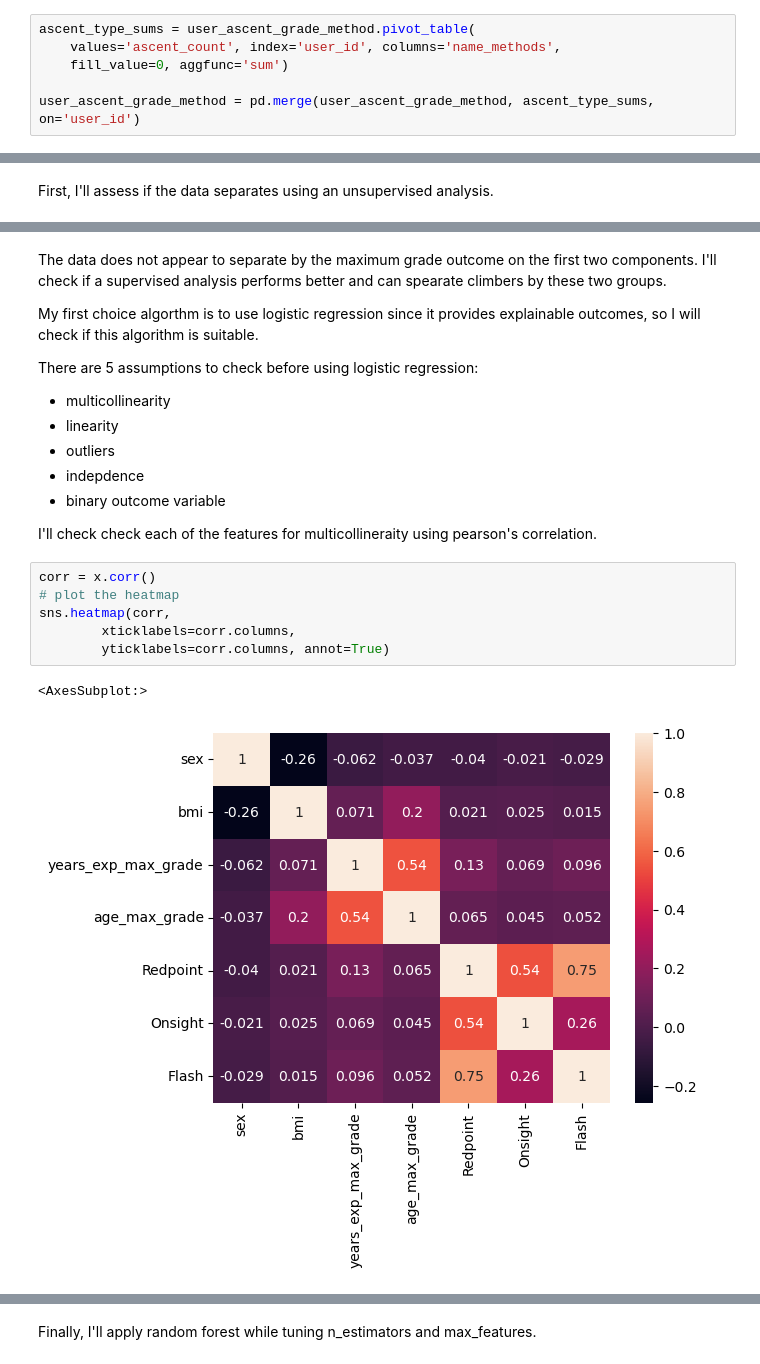
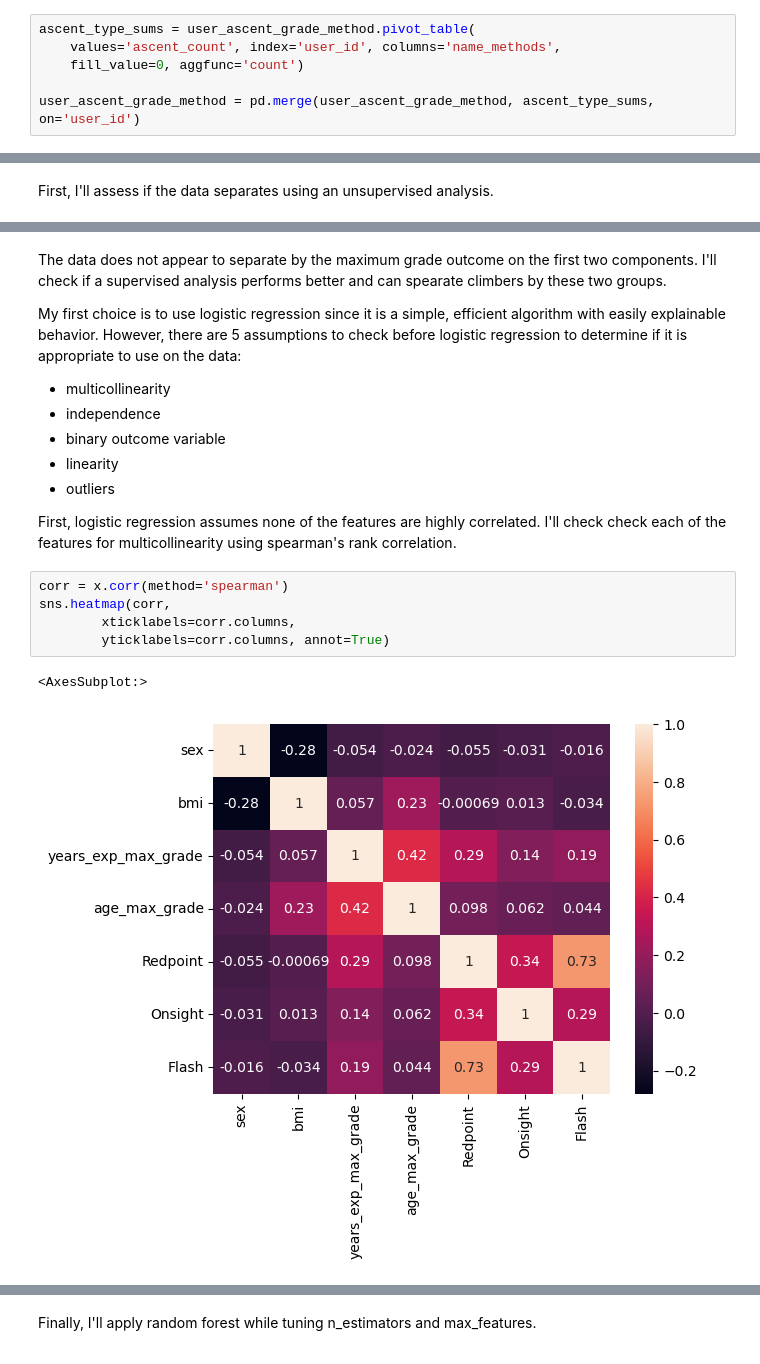
Before and after one commit to bensparklin/predicting-rock-climbing-ability, a Jupyter notebook: climbing_data/climbing.ipynb, the cells around one changed output, grey strips where cells are left out. Drawn from its saved outputs; the diff is of its cells as text.

```diff
--- a/climbing_data/climbing.ipynb
+++ b/climbing_data/climbing.ipynb
@@ -588,7 +576,7 @@ I'll count the number of redpoints, flashes, and onsights for each climber. Each
 # %%
 ascent_type_sums = user_ascent_grade_method.pivot_table(
     values='ascent_count', index='user_id', columns='name_methods',
-    fill_value=0, aggfunc='sum')
+    fill_value=0, aggfunc='count')
 
 user_ascent_grade_method = pd.merge(user_ascent_grade_method, ascent_type_sums, on='user_id')
 # %% [markdown]
@@ -667,23 +655,20 @@ sns.scatterplot(
 # %% [markdown]
 The data does not appear to separate by the maximum grade outcome on the first two components. I'll check if a supervised analysis performs better and can spearate climbers by these two groups.
 
-My first choice algorthm is to use logistic regression since it provides explainable outcomes, so I will check if this algorithm is suitable.
-
-There are 5 assumptions to check before using logistic regression:
+My first choice is to use logistic regression since it is a simple, efficient algorithm with easily explainable behavior. However, there are 5 assumptions to check before logistic regression to determine if it is appropriate to use on the data:
 - multicollinearity
+- independence
+- binary outcome variable
 - linearity
 - outliers
-- indepdence
-- binary outcome variable
 
-I'll check check each of the features for multicollineraity using pearson's correlation.
+First, logistic regression assumes none of the features are highly correlated. I'll check check each of the features for multicollinearity using spearman's rank correlation.
 # %%
-corr = x.corr()
-# plot the heatmap
+corr = x.corr(method='spearman')
 sns.heatmap(corr,
         xticklabels=corr.columns,
         yticklabels=corr.columns, annot=True)
 # %% [output]
 <AxesSubplot:>
-[figure, old version]
+[figure, new version]
 # %% [markdown]
```
Also changed, not shown: parts of 35 cells of this notebook.
